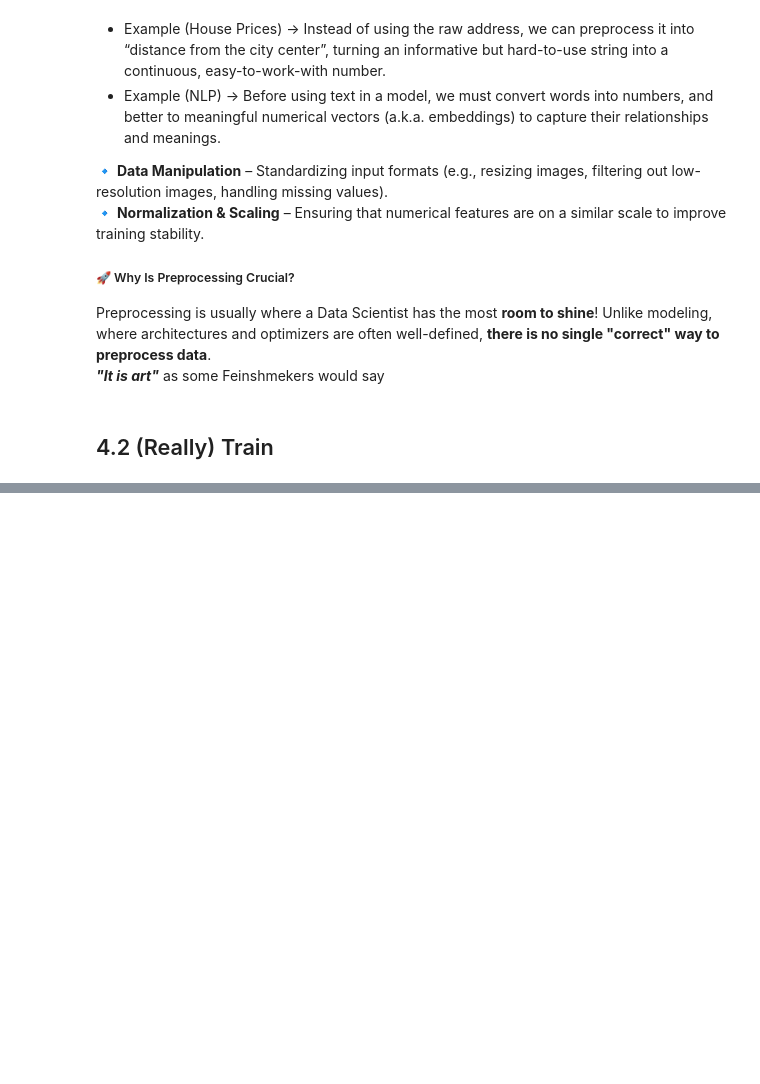
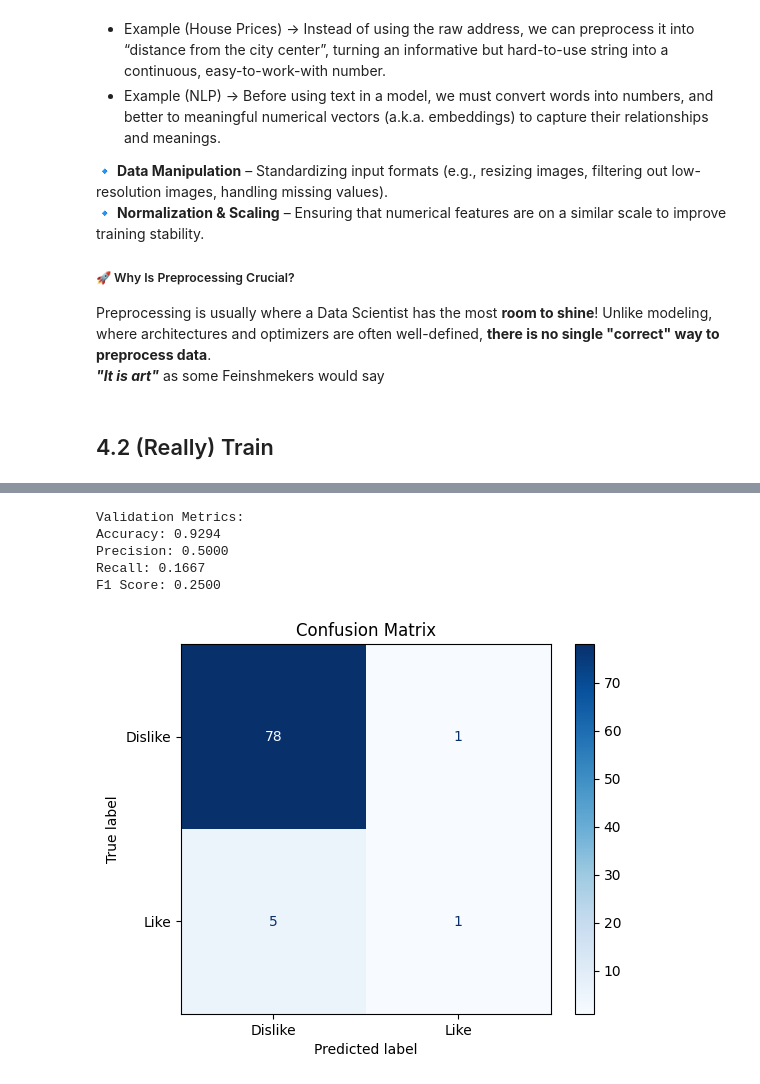
Before and after one commit to zaichyk/ml-entry-workshop, a Jupyter notebook: ml_entry_workshop/workshop_notebook.ipynb, the cells around one changed output, grey strips where cells are left out. Drawn from its saved outputs; the diff is of its cells as text; code cells hidden in the pictures; blank space fills up the shorter version.

```diff
--- a/ml_entry_workshop/workshop_notebook.ipynb
+++ b/ml_entry_workshop/workshop_notebook.ipynb
@@ -499,0 +606,9 @@ Validation samples: 30
+# %%
+# Define the image transformations to apply
+transform = transforms.Compose([
+    transforms.Resize((224, 224)),  # Resize to MobileNet input size
+    transforms.ToTensor(),          # Convert to PyTorch tensor
+    transforms.Normalize(           # Standard ImageNet normalization
+        mean=[0.485, 0.456, 0.406],
+        std=[0.229, 0.224, 0.225])
+])
@@ -522,3 +702,10 @@ L = - \sum y \log(\hat{y})
 # %%
-# Define loss function
-criterion = nn.CrossEntropyLoss()
+# Set the weight parameter to balance class importance
+# Higher value for the "Like" class (index 1) means the model will be penalized more for misclassifying "Likes"
+# A good starting point is the inverse of class frequencies
+dislike_weight = 1.0
+like_weight = 1.0  # Makes misclassifying "Likes" 10x more costly than "Dislikes"
+class_weights = torch.tensor([1.0, like_weight], device=device)
+
+# Define loss function with weights
+criterion = nn.CrossEntropyLoss(weight=class_weights)
@@ -587,0 +940,48 @@ Training complete! 🎉
+# %%
+import numpy as np
+import matplotlib.pyplot as plt
+from sklearn.metrics import accuracy_score, precision_score, recall_score, f1_score, confusion_matrix, ConfusionMatrixDisplay
+
+# Evaluate the model
+model.eval()  # Set the model to evaluation mode
+
+# Lists to store predictions and ground truth
+all_predictions = []
+all_ground_truth = []
+
+with torch.no_grad():  # No need to track gradients for evaluation
+    for images, labels in val_loader:
+        images, labels = images.to(device), labels.to(device)
+        outputs = model(images)
+        _, predicted = torch.max(outputs.data, 1)
+
+        # Move predictions and labels to CPU for sklearn metrics
+        all_predictions.extend(predicted.cpu().numpy())
+        all_ground_truth.extend(labels.cpu().numpy())
+
+# Calculate metrics
+accuracy = accuracy_score(all_ground_truth, all_predictions)
+precision = precision_score(all_ground_truth, all_predictions, zero_division=0)
+recall = recall_score(all_ground_truth, all_predictions, zero_division=0)
+f1 = f1_score(all_ground_truth, all_predictions, zero_division=0)
+
+# Print metrics
+print(f"Validation Metrics:")
+print(f"Accuracy: {accuracy:.4f}")
+print(f"Precision: {precision:.4f}")
+print(f"Recall: {recall:.4f}")
+print(f"F1 Score: {f1:.4f}")
+
+# Create and visualize confusion matrix
+cm = confusion_matrix(all_ground_truth, all_predictions)
+disp = ConfusionMatrixDisplay(confusion_matrix=cm, display_labels=["Dislike", "Like"])
+disp.plot(cmap=plt.cm.Blues)
+plt.title("Confusion Matrix")
+plt.show()
+# %% [output]
+Validation Metrics:
+Accuracy: 0.9294
+Precision: 0.5000
+Recall: 0.1667
+F1 Score: 0.2500
+[figure, added]
```
Also changed, not shown: parts of 43 cells of this notebook, 5 other files.
